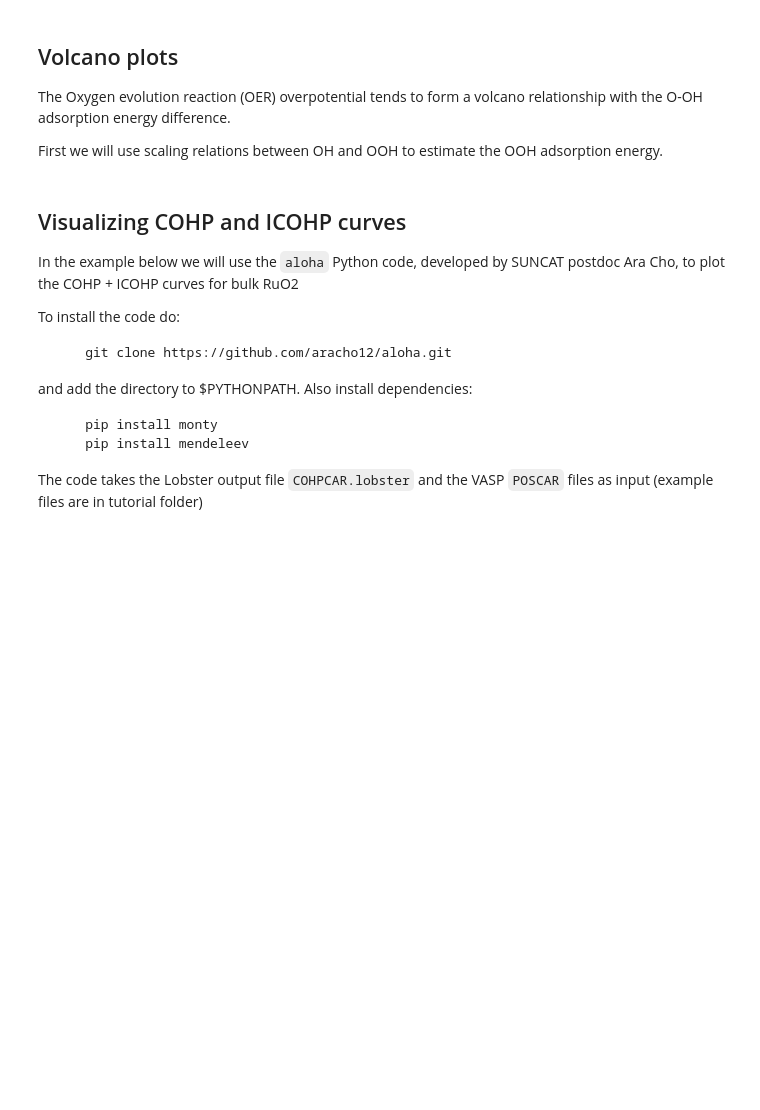
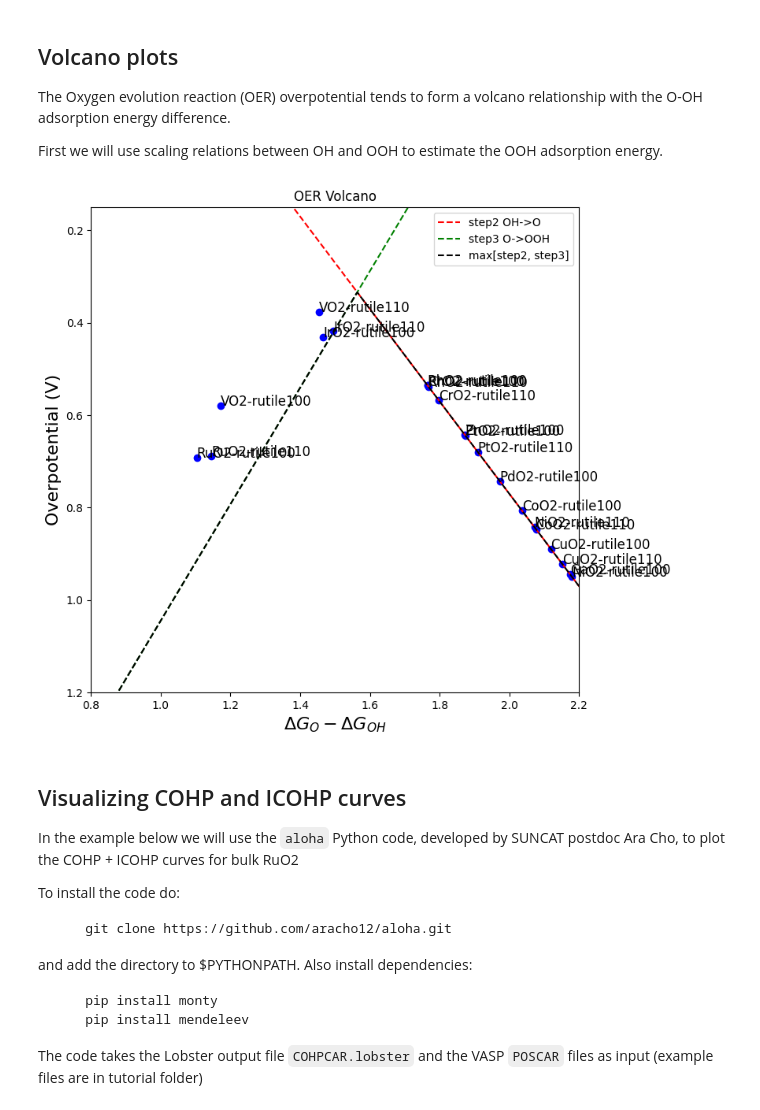
Before and after one commit to SUNCAT-Center/CatHub, a Jupyter notebook: tutorials/SUNCAT_summer_institute_2023/2_scaling.ipynb, the cells around one changed output. Cells and saved outputs as stored; diff of their text form; code cells hidden in the pictures; blank space fills up the shorter version.

```diff
--- a/tutorials/SUNCAT_summer_institute_2023/2_scaling.ipynb
+++ b/tutorials/SUNCAT_summer_institute_2023/2_scaling.ipynb
@@ -121,8 +153,8 @@ facets = dataframe_together['facet'].values
 
 p.figure(figsize=(8,8))
 for dEOH, dEO in zip (x_data, y_data):
-    dGO = dEO + 0.023  # Free energy correction O (from previous studies)
-    dGOH = dEOH + 0.310  # Free energy correction OH (from previous studies)
+    dGO = dEO - 0.014 # Free energy correction O (from previous studies)
+    dGOH = dEOH + 0.2975  # Free energy correction OH (from previous studies)
     X = dGO - dGOH
     dGOOH = ooh_oh_scaling(dGOH)
 
@@ -134,33 +166,35 @@ for dEOH, dEO in zip (x_data, y_data):
 
 
 c = 0.8443
 d = 3.136
 
 x = np.linspace(0, 2.5, 1000)  # O - OH
 
 # Step 2 and 3 as a function of O-OH energy
 # using OOH vs OH and O vs OH scaling relations
 
 step_2 = x - 1.23  # OH -> O step
 step_3 = (c-a) * (x-b) / (a-1)  + d - b -  1.23  # O -> OOH step
 
 
 volcano_line = []
 for i in range(len(x)):
     volcano_line += [np.max([step_2[i], step_3[i]])]
 
 plt.plot(x, step_2, '--',  color='r', label='step2 OH->O')
 plt.plot(x, step_3, '--',  color='g', label='step3 O->OOH')
 
 plt.plot(x, volcano_line, '--',  color='k', label='max[step2, step3]')
 
 plt.ylim(1.2, 0.15)
 plt.xlim(0.8, 2.2)
 plt.legend()
 plt.title('OER Volcano')
 plt.xlabel('$\Delta G_{O} - \Delta G_{OH}$', fontsize=16)
 plt.ylabel('Overpotential (V)', fontsize=16)
 plt.show()
+# %% [output]
+[figure, added]
 # %% [markdown]
 ## Visualizing COHP and ICOHP curves
 
```
Also changed, not shown: parts of 8 cells of this notebook, 2 other files.
